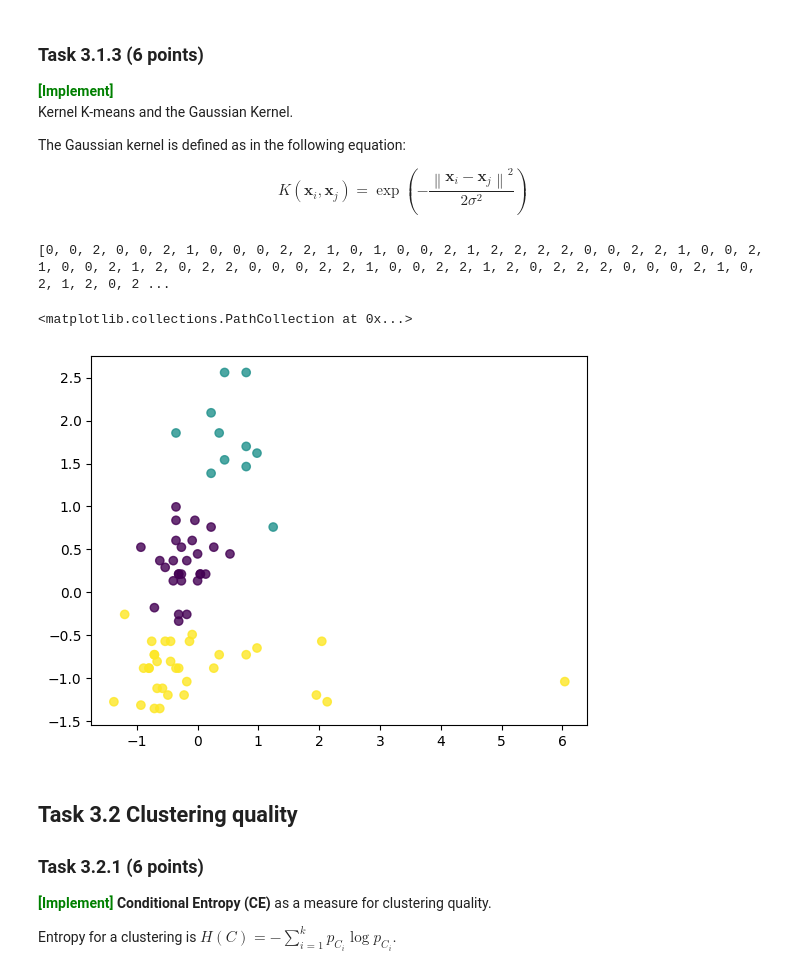
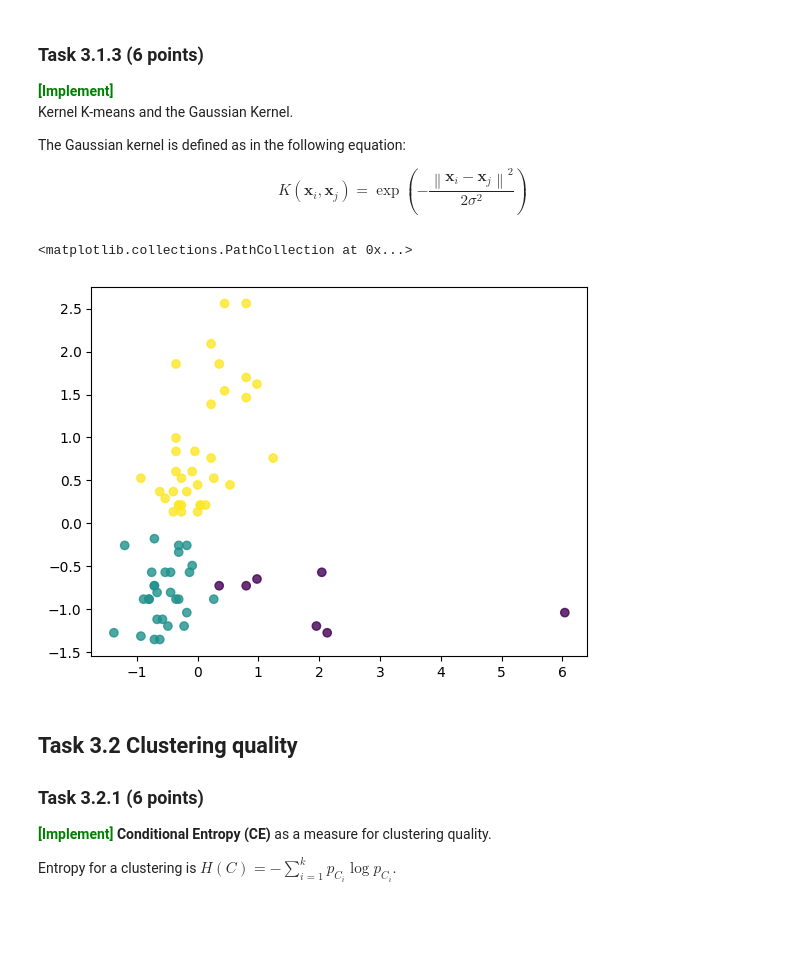
Before and after one commit to Joac1137/dm2023-exercises, a Jupyter notebook: handins/handin1.ipynb, the cells around one changed output. Cells and saved outputs as stored; diff of their text form; code cells hidden in the pictures; blank space fills up the shorter version.

```diff
--- a/handins/handin1.ipynb
+++ b/handins/handin1.ipynb
@@ -895,8 +895,7 @@ def kernel_kmeans(X, n_clusters, kernel=gaussian_kernel, iters=100, error=.01):
                 for j in cluster:
                     if np.all(i != j):
                         cluster_square_norm += np.sum(kernel(i, j))
-            if len(cluster) > 0:
-                cluster_square_norm = cluster_square_norm * (1 / len(cluster)**2)
+            cluster_square_norm = cluster_square_norm * (1 / (len(cluster) + error)**2)
 
             square_norm.append(cluster_square_norm)
 
@@ -907,43 +906,40 @@ def kernel_kmeans(X, n_clusters, kernel=gaussian_kernel, iters=100, error=.01):
                 value = 0
                 for i in cluster:
                    value += np.sum(kernel(x,i))
-                if len(cluster) > 0:
-                    akv.append(1 / (len(cluster)) * value)
-                else:
-                    akv.append(value)
+
+                akv.append(1 / (len(cluster) + error) * value)
 
             average_kernel_value.append(akv)
 
         new_clusters = []
         new_clusters_points = [[] for i in range(len(X))]
         dist = []
         for x in range(len(X)):
             val = []
             for cluster in range(len(clusters)):
                 val.append(square_norm[cluster] - 2*average_kernel_value[x][cluster])
             dist.append(val)
 
             j = np.argmin(val)
             new_clusters.append(j)
             new_clusters_points[j].append(X[x])
 
         clusters = new_clusters_points
 
     return new_clusters
 
 NUMBER_OF_CLUSTERS = 2
 SOME_AMOUNT_OF_CLUSTERS = 3
 clusters = kernel_kmeans(X_norm, NUMBER_OF_CLUSTERS)
 
 scaler = StandardScaler().fit(X_norm)
 X_scaled = scaler.transform(X_norm)
 clusters = kernel_kmeans(X_scaled, SOME_AMOUNT_OF_CLUSTERS)
-print(clusters)
+
 plt.scatter(X_scaled[:, 0], X_scaled[:, 1], alpha=0.8, c=clusters)
 # %% [output]
-[0, 0, 2, 0, 0, 2, 1, 0, 0, 0, 2, 2, 1, 0, 1, 0, 0, 2, 1, 2, 2, 2, 2, 0, 0, 2, 2, 1, 0, 0, 2, 1, 0, 0, 2, 1, 2, 0, 2, 2, 0, 0, 0, 2, 2, 1, 0, 0, 2, 2, 1, 2, 0, 2, 2, 2, 0, 0, 0, 2, 1, 0, 2, 1, 2, 0, 2 ...
+<matplotlib.collections.PathCollection at 0x...>
-<matplotlib.collections.PathCollection at 0x...>
-[figure, old version]
+[figure, new version]
 # %% [markdown]
 
 ## Task 3.2 Clustering quality
```
Also changed, not shown: parts of 1 cell of this notebook.
